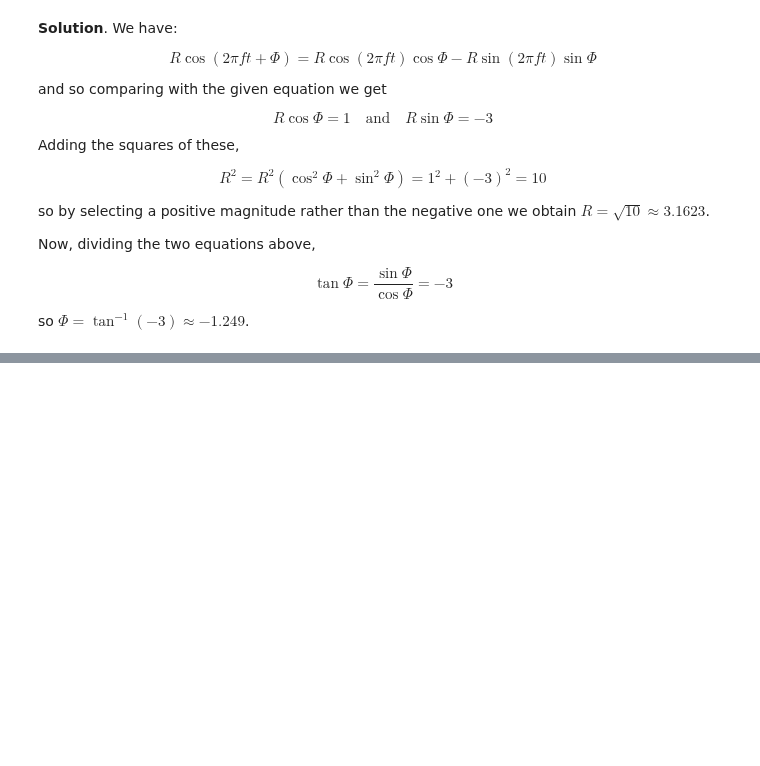
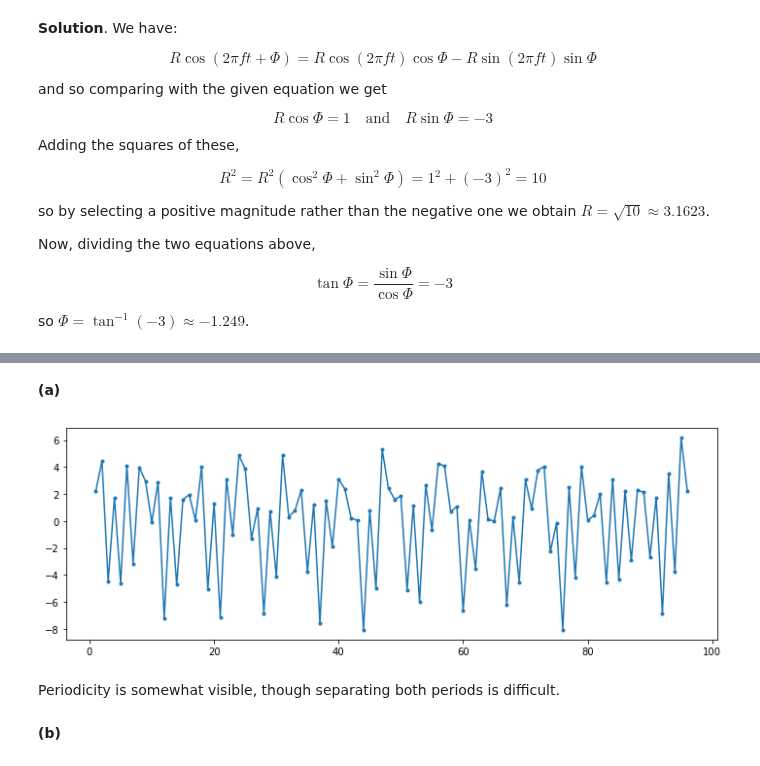
Before and after one commit to telmo-correa/time-series-analysis, a Jupyter notebook: Python/Chapter 13 (Ex 01 - 10) - Introduction to Spectral Analysis.ipynb, the cells around one changed output, grey strips where cells are left out. Cells and saved outputs as stored; diff of their text form; code cells hidden in the pictures; blank space fills up the shorter version.

Commit message:
Add exercise

```diff
--- a/Python/Chapter 13 (Ex 01 - 10) - Introduction to Spectral Analysis.ipynb
+++ b/Python/Chapter 13 (Ex 01 - 10) - Introduction to Spectral Analysis.ipynb
@@ -52,0 +292,15 @@ so $ \Phi = \tan^{-1} (-3) \approx -1.249$.
+# %%
+Y = pd.read_csv('../data/exercise.13.5.dat')['x']
+t = np.arange(len(Y)) + 1
+# %% [markdown]
+**(a)**
+# %%
+plt.figure(figsize=(12, 4))
+plt.plot(t, Y, marker='.')
+plt.show()
+# %% [output]
+[figure, added]
+# %% [markdown]
+Periodicity is somewhat visible, though separating both periods is difficult.
+# %% [markdown]
+**(b)**
```
Also changed, not shown: parts of 28 cells of this notebook, 1 other file.
